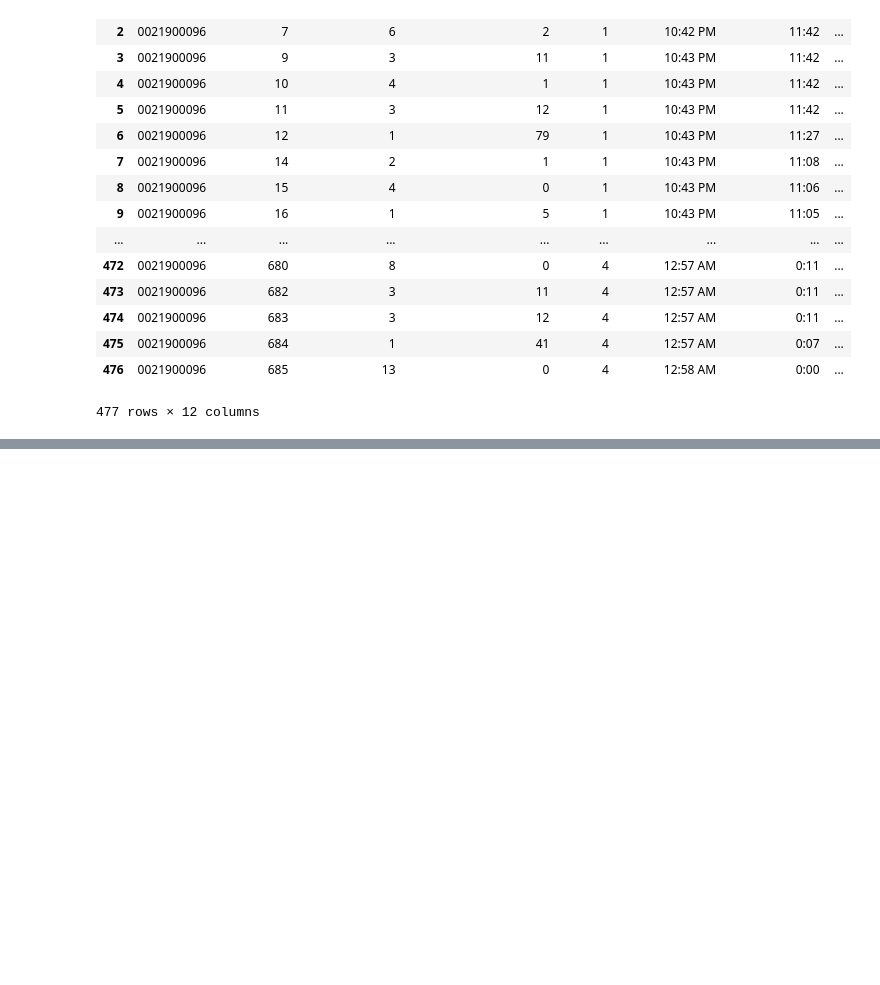
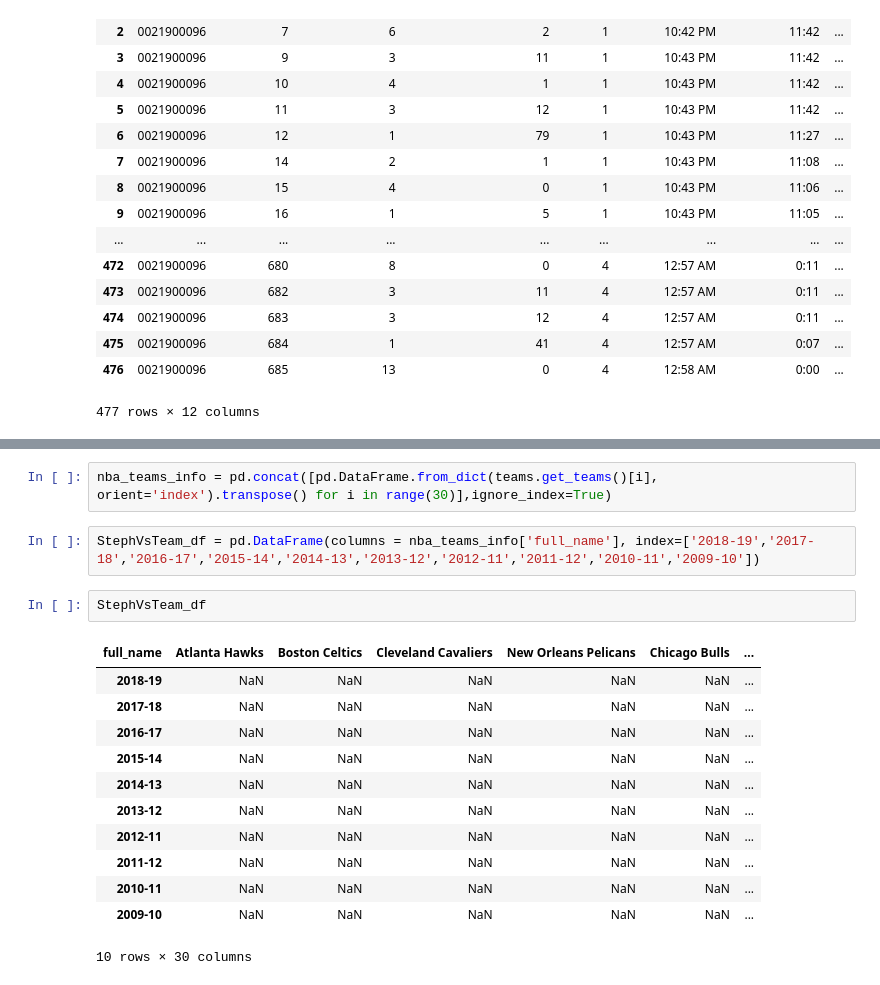
Before and after one commit to Fluffisaurus/player-performance-projection, a Jupyter notebook: nba_api_test.ipynb, the cells around one changed output, grey strips where cells are left out. Drawn from its saved outputs; the diff is of its cells as text; blank space fills up the shorter version.

```diff
--- a/nba_api_test.ipynb
+++ b/nba_api_test.ipynb
@@ -150,0 +184,19 @@ df
+# %%
+nba_teams_info = pd.concat([pd.DataFrame.from_dict(teams.get_teams()[i], orient='index').transpose() for i in range(30)],ignore_index=True)
+# %%
+StephVsTeam_df = pd.DataFrame(columns = nba_teams_info['full_name'], index=['2018-19','2017-18','2016-17','2015-14','2014-13','2013-12','2012-11','2011-12','2010-11','2009-10'])
+# %%
+StephVsTeam_df
+# %% [output]
+| full_name | Atlanta Hawks | Boston Celtics | Cleveland Cavaliers | New Orleans Pelicans | Chicago Bulls | ... |
+| 2018-19 | NaN | NaN | NaN | NaN | NaN | ... |
+| 2017-18 | NaN | NaN | NaN | NaN | NaN | ... |
+| 2016-17 | NaN | NaN | NaN | NaN | NaN | ... |
+| 2015-14 | NaN | NaN | NaN | NaN | NaN | ... |
+| 2014-13 | NaN | NaN | NaN | NaN | NaN | ... |
+| 2013-12 | NaN | NaN | NaN | NaN | NaN | ... |
+| 2012-11 | NaN | NaN | NaN | NaN | NaN | ... |
+| 2011-12 | NaN | NaN | NaN | NaN | NaN | ... |
+| 2010-11 | NaN | NaN | NaN | NaN | NaN | ... |
+| 2009-10 | NaN | NaN | NaN | NaN | NaN | ... |
+10 rows × 30 columns
```
Also changed, not shown: parts of 17 cells of this notebook, 1 other file.
